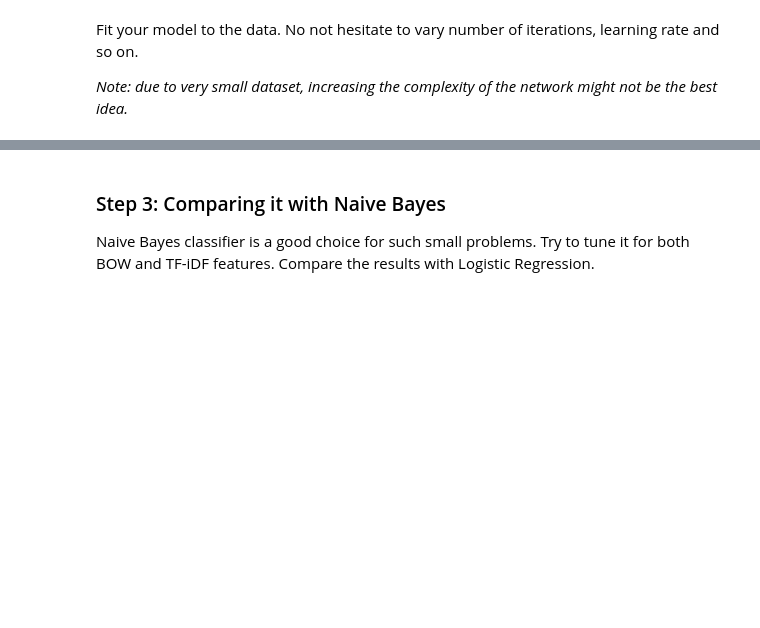
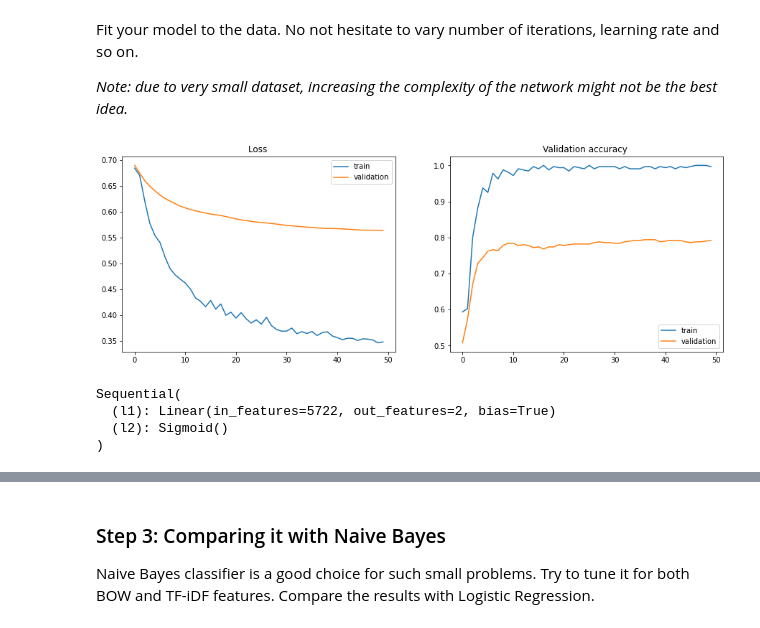
Before and after one commit to yumpkin/ml-tasks, a Jupyter notebook: assignment_04/assignment1_01_Word_Vectors.ipynb, the cells around one changed output, grey strips where cells are left out. Saved outputs shown, nothing was run; the diff lists cells and outputs as text; code cells hidden in the pictures; blank space fills up the shorter version.

```diff
--- a/assignment_04/assignment1_01_Word_Vectors.ipynb
+++ b/assignment_04/assignment1_01_Word_Vectors.ipynb
@@ -299,3 +333,5 @@ Blog post about implementing the TF-IDF features from scratch: https://triton.ml
 from features import TfIdf
 
 # Your beautiful code here
+tfidf = TfIdf(k, normalize=False)
+tfidf.fit(texts_train)
@@ -302,4 +340,15 @@ from features import TfIdf
 # %% [markdown]
 Same stuff about moel and optimizers here (or just omit it, if you are using the same model as before).
+# %%
+### YOUR CODE HERE
+model = nn.Sequential()
+model.add_module('l1', nn.Linear(k, 2))
+model.add_module('l2', nn.Sigmoid())
+
+loss_function = nn.CrossEntropyLoss()
+opt = torch.optim.Adam(model.parameters(), lr=1e-3)
+lr_scheduler = StepLR(opt, step_size=100)
 # %%
 ### YOUR CODE HERE
+X_train_tfidf = tfidf.transform(texts_train)
+X_test_tfidf = tfidf.transform(texts_test)
@@ -312,4 +355,19 @@ y_test_torch = ### YOUR CODE HERE
+# %%
+### YOUR CODE HERE
+X_train_tfidf_torch = torch.tensor(X_train_tfidf)
+X_test_tfidf_torch = torch.tensor(X_test_tfidf)
+
+y_train_torch = torch.tensor(y_train)
+y_test_torch = torch.tensor(y_test)
 # %% [markdown]
 Fit your model to the data. No not hesitate to vary number of iterations, learning rate and so on.
 
 _Note: due to very small dataset, increasing the complexity of the network might not be the best idea._
+# %%
+train_model(model, opt, lr_scheduler, X_train_tfidf_torch, y_train_torch, X_test_tfidf_torch, y_test_torch)
+# %% [output]
+[figure, added]
+Sequential(
+  (l1): Linear(in_features=5722, out_features=2, bias=True)
+  (l2): Sigmoid()
+)
```
Also changed, not shown: parts of 21 cells of this notebook.
